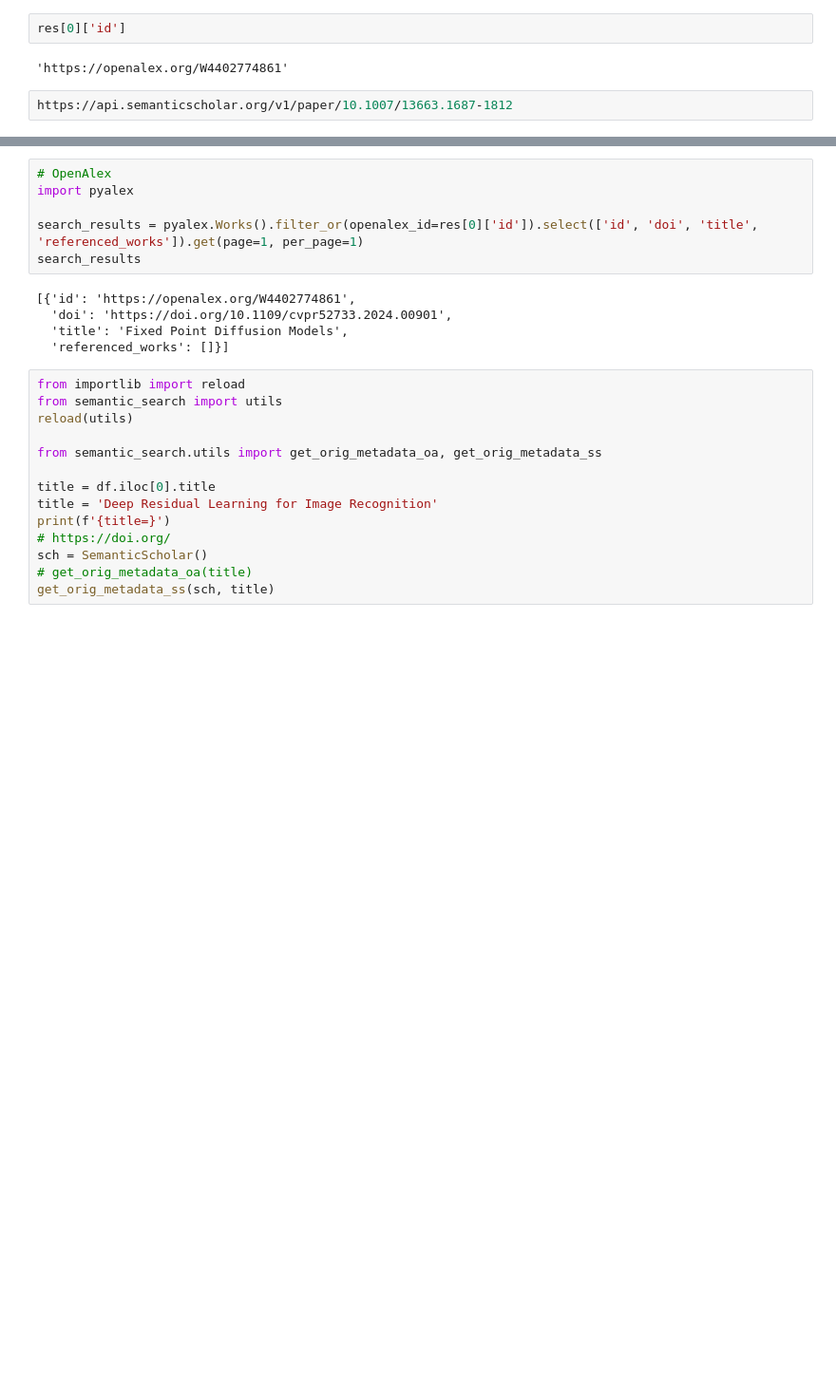
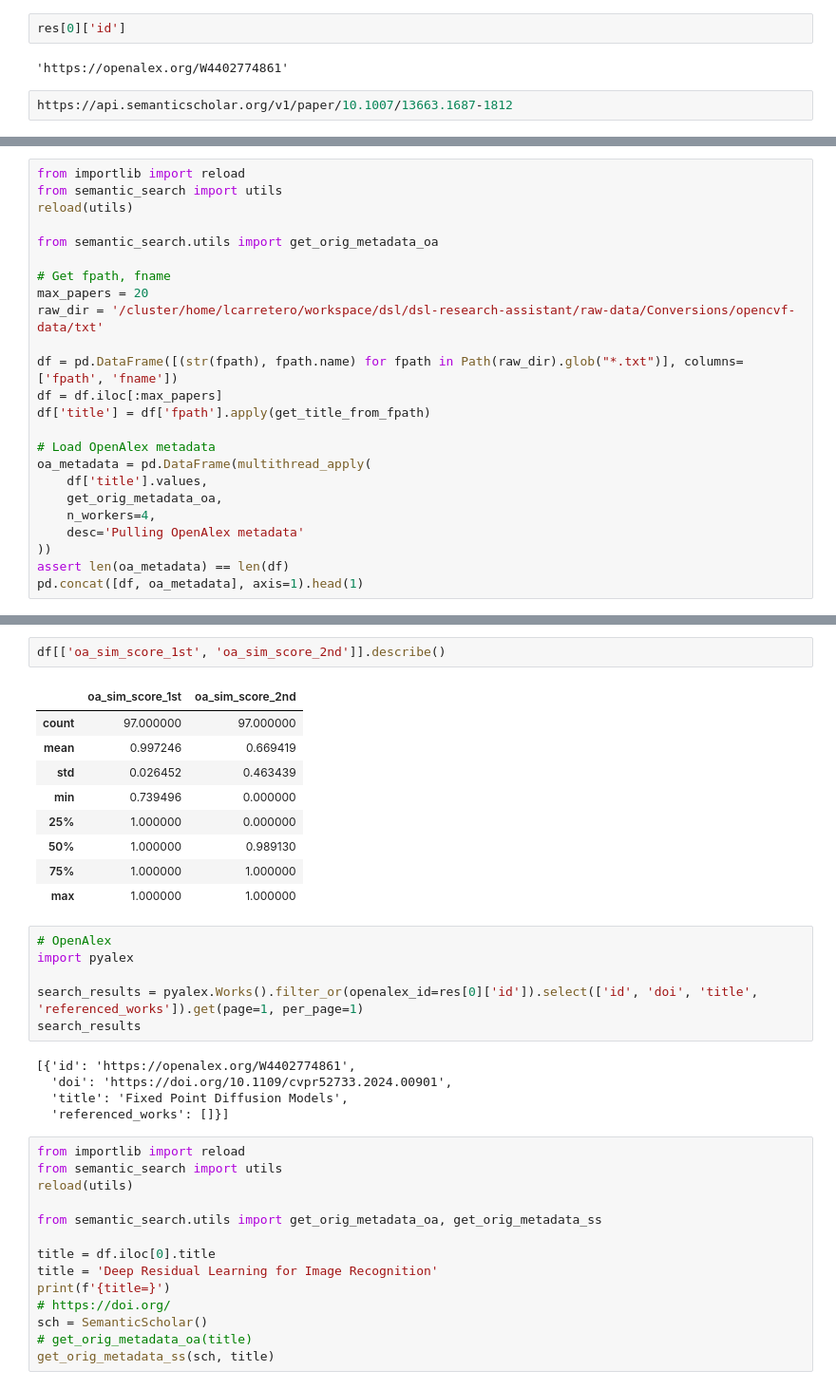
Before and after one commit to LuisCarretero/dsl-research-assistant, a Jupyter notebook: src/semantic_search/dev/retrieval_dev.ipynb, the cells around one changed output, grey strips where cells are left out. Shown at 95% size. Drawn from its saved outputs; the diff is of its cells as text; blank space fills up the shorter version.

Commit message:
Cleaned get_orig_metadata functions

```diff
--- a/src/semantic_search/dev/retrieval_dev.ipynb
+++ b/src/semantic_search/dev/retrieval_dev.ipynb
@@ -322,0 +319,24 @@ Error details: RetryError[<Future at 0x... state=finished raised ConnectionRefus
+# %%
+from importlib import reload
+from semantic_search import utils
+reload(utils)
+
+from semantic_search.utils import get_orig_metadata_oa
+
+# Get fpath, fname
+max_papers = 20
+raw_dir = '/cluster/home/lcarretero/workspace/dsl/dsl-research-assistant/raw-data/Conversions/opencvf-data/txt'
+
+df = pd.DataFrame([(str(fpath), fpath.name) for fpath in Path(raw_dir).glob("*.txt")], columns=['fpath', 'fname'])
+df = df.iloc[:max_papers]
+df['title'] = df['fpath'].apply(get_title_from_fpath)
+
+# Load OpenAlex metadata
+oa_metadata = pd.DataFrame(multithread_apply(
+    df['title'].values,
+    get_orig_metadata_oa,
+    n_workers=4,
+    desc='Pulling OpenAlex metadata'
+))
+assert len(oa_metadata) == len(df)
+pd.concat([df, oa_metadata], axis=1).head(1)
@@ -323,3 +349,15 @@ Error details: RetryError[<Future at 0x... state=finished raised ConnectionRefus
+# %%
+df[['oa_sim_score_1st', 'oa_sim_score_2nd']].describe()
+# %% [output]
+|  | oa_sim_score_1st | oa_sim_score_2nd |
+| count | 97.000000 | 97.000000 |
+| mean | 0.997246 | 0.669419 |
+| std | 0.026452 | 0.463439 |
+| min | 0.739496 | 0.000000 |
+| 25% | 1.000000 | 0.000000 |
+| 50% | 1.000000 | 0.989130 |
+| 75% | 1.000000 | 1.000000 |
+| max | 1.000000 | 1.000000 |
 # %%
 # OpenAlex
 import pyalex
```
Also changed, not shown: parts of 3 cells of this notebook, 1 other file.
